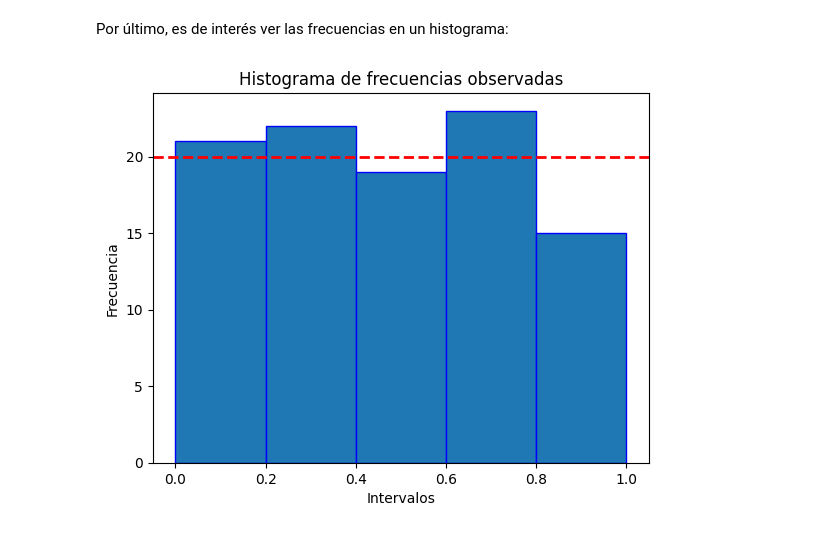
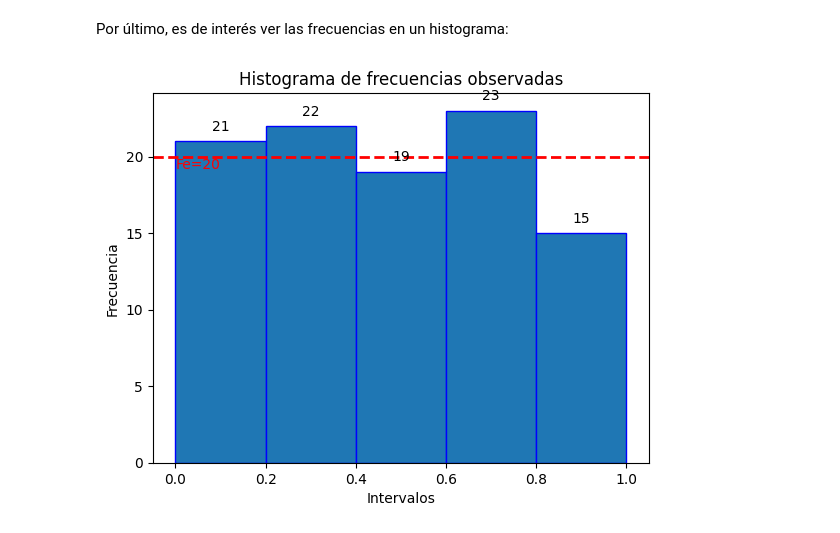
Before and after one commit to LuisManuelCatzoliSoriano/Simulacion-I, a Jupyter notebook: prueba_de_las_frecuencias.ipynb, the cells around one changed output. Saved outputs shown, nothing was run; the diff lists cells and outputs as text; code cells hidden in the pictures.

```diff
--- a/prueba_de_las_frecuencias.ipynb
+++ b/prueba_de_las_frecuencias.ipynb
@@ -116,9 +116,16 @@ Por último, es de interés ver las frecuencias en un histograma:
 # %%
 plt.hist(df, bins=intervalos, edgecolor='blue')
 plt.xlabel("Intervalos")
 plt.ylabel("Frecuencia")
 plt.title("Histograma de frecuencias observadas")
 plt.axhline(y=fe, color='red', linestyle='--', linewidth=2)
+plt.text(intervalos[0], fe * 0.95, 'Fe=20', color='red', ha='left', va='bottom')
+
+for i in range(len(frecuencias)):
+    bar_center_x = (intervalos[i] + intervalos[i+1]) / 2
+    bar_height = frecuencias[i]
+    plt.text(bar_center_x, bar_height + 0.5, str(bar_height), ha='center', va='bottom', fontsize=10)
+
 plt.show()
 # %% [output]
-[figure, old version]
+[figure, new version]
```
Also changed, not shown: parts of 1 cell of this notebook.
